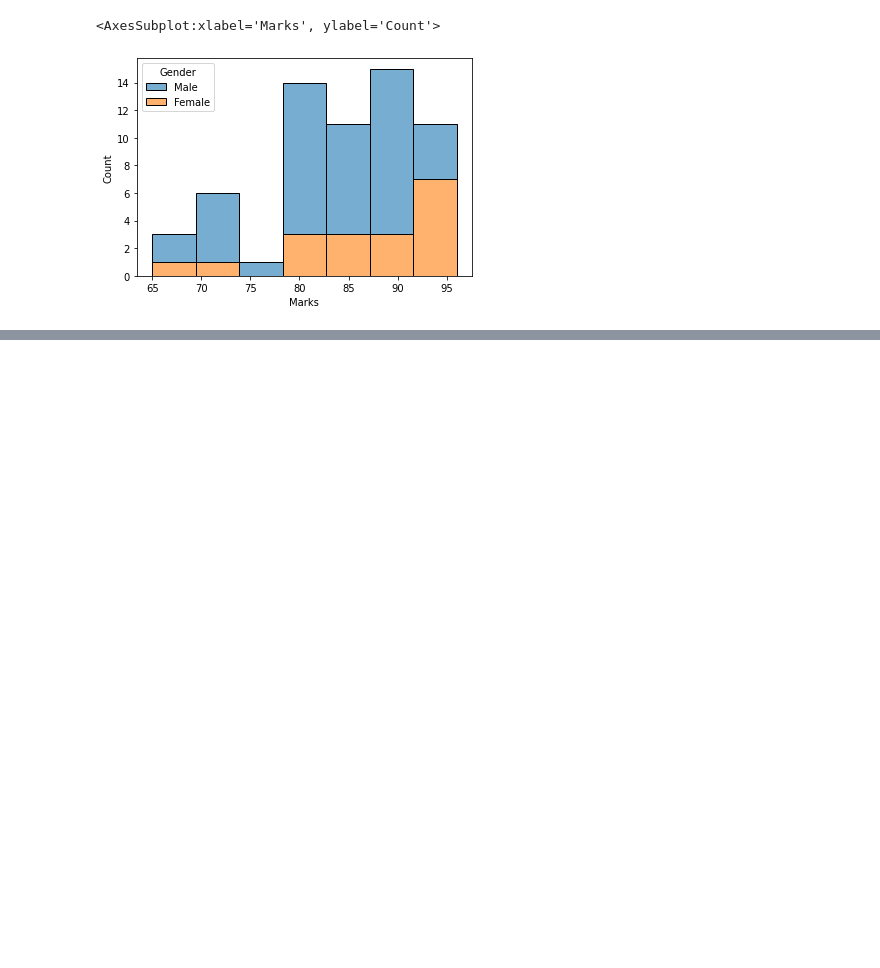
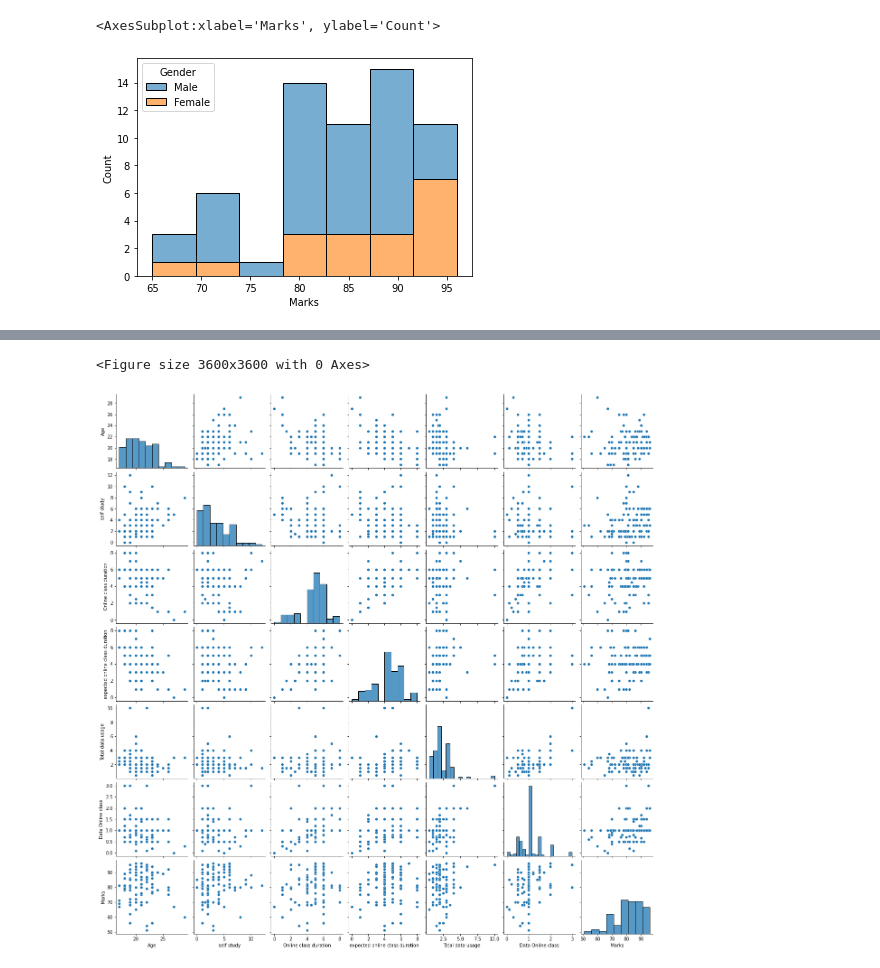
Before and after one commit to BALAJI24092001/Student-Perception-Analysis, a Jupyter notebook: StudentPercetionAnalysis.ipynb, the cells around one changed output, grey strips where cells are left out. Cells and saved outputs as stored; diff of their text form; code cells hidden in the pictures; blank space fills up the shorter version.

```diff
--- a/StudentPercetionAnalysis.ipynb
+++ b/StudentPercetionAnalysis.ipynb
@@ -91,0 +215,6 @@ sns.histplot(data=data, x='Marks', hue='Gender', alpha=.6, kde=False, multiple='
+# %%
+plt.figure(figsize=(50, 50))
+sns.pairplot(data);
+# %% [output]
+<Figure size 3600x3600 with 0 Axes>
+[figure, added]
```
Also changed, not shown: parts of 18 cells of this notebook.
